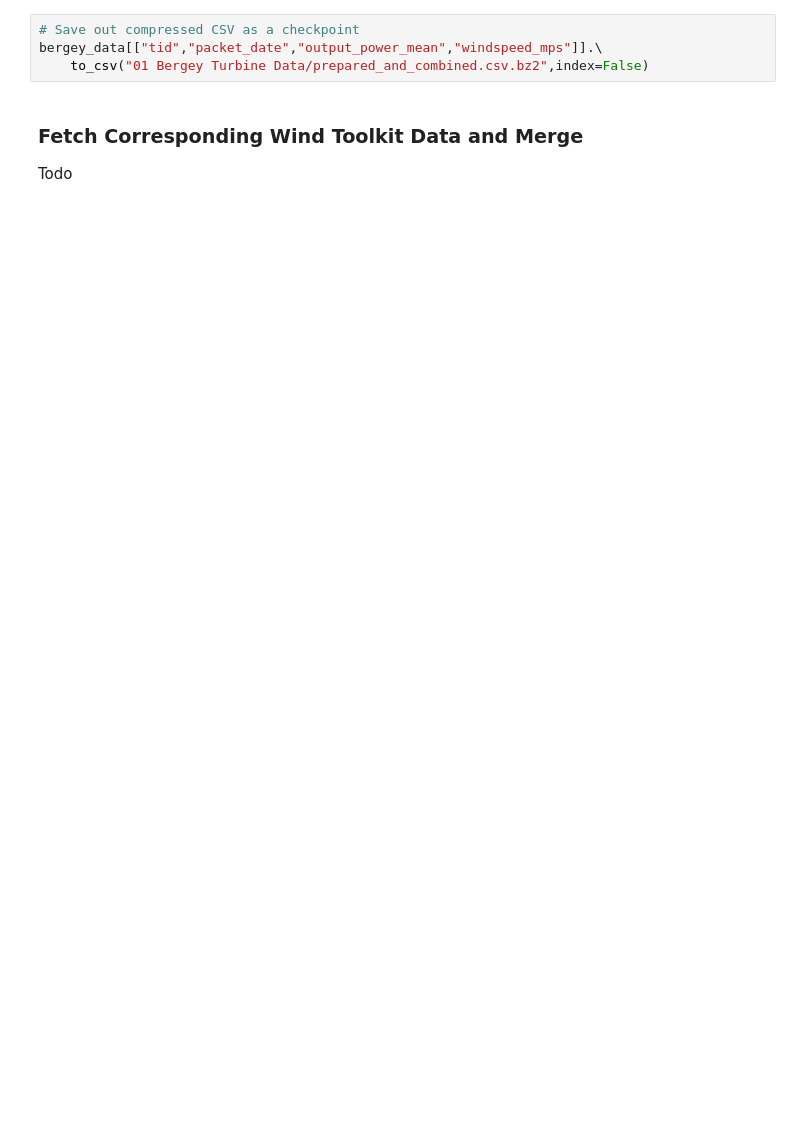
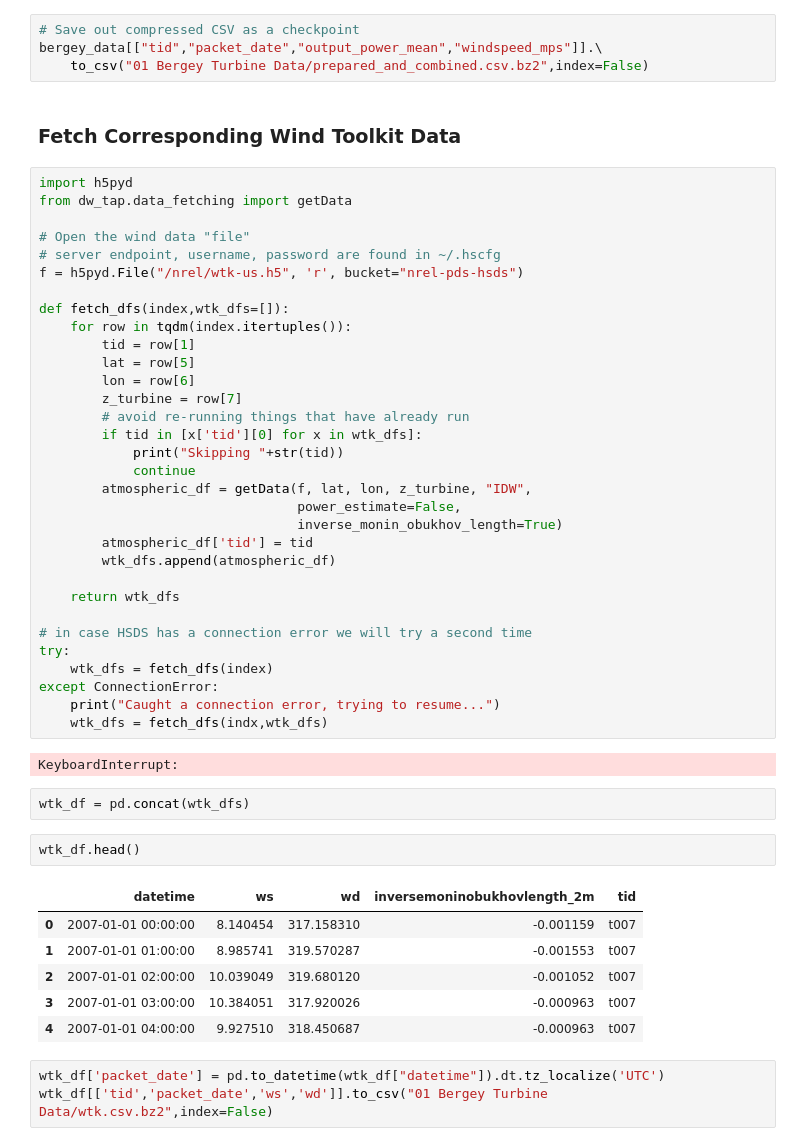
Before and after one commit to NREL/dw-tap, a Jupyter notebook: notebooks/validation/01 Read in Data Bergey.ipynb, the cells around one changed output. Drawn from its saved outputs; the diff is of its cells as text; blank space fills up the shorter version.

Commit message:
Add WTK data export for Bergey sites

```diff
--- a/notebooks/validation/01 Read in Data Bergey.ipynb
+++ b/notebooks/validation/01 Read in Data Bergey.ipynb
@@ -161,6 +153,52 @@ bergey_data.head()
 bergey_data[["tid","packet_date","output_power_mean","windspeed_mps"]].\
     to_csv("01 Bergey Turbine Data/prepared_and_combined.csv.bz2",index=False)
 # %% [markdown]
-### Fetch Corresponding Wind Toolkit Data and Merge
-
-Todo
+### Fetch Corresponding Wind Toolkit Data
+# %%
+import h5pyd
+from dw_tap.data_fetching import getData
+
+# Open the wind data "file"
+# server endpoint, username, password are found in ~/.hscfg
+f = h5pyd.File("/nrel/wtk-us.h5", 'r', bucket="nrel-pds-hsds")
+
+def fetch_dfs(index,wtk_dfs=[]):
+    for row in tqdm(index.itertuples()):
+        tid = row[1]
+        lat = row[5]
+        lon = row[6]
+        z_turbine = row[7]
+        # avoid re-running things that have already run
+        if tid in [x['tid'][0] for x in wtk_dfs]:
+            print("Skipping "+str(tid))
+            continue
+        atmospheric_df = getData(f, lat, lon, z_turbine, "IDW",
+                                 power_estimate=False,
+                                 inverse_monin_obukhov_length=True)
+        atmospheric_df['tid'] = tid
+        wtk_dfs.append(atmospheric_df)
+
+    return wtk_dfs
+
+# in case HSDS has a connection error we will try a second time
+try:
+    wtk_dfs = fetch_dfs(index)
+except ConnectionError:
+    print("Caught a connection error, trying to resume...")
+    wtk_dfs = fetch_dfs(indx,wtk_dfs)
+# %% [output]
+KeyboardInterrupt:
+# %%
+wtk_df = pd.concat(wtk_dfs)
+# %%
+wtk_df.head()
+# %% [output]
+|  | datetime | ws | wd | inversemoninobukhovlength_2m | tid |
+| 0 | 2007-01-01 00:00:00 | 8.140454 | 317.158310 | -0.001159 | t007 |
+| 1 | 2007-01-01 01:00:00 | 8.985741 | 319.570287 | -0.001553 | t007 |
+| 2 | 2007-01-01 02:00:00 | 10.039049 | 319.680120 | -0.001052 | t007 |
+| 3 | 2007-01-01 03:00:00 | 10.384051 | 317.920026 | -0.000963 | t007 |
+| 4 | 2007-01-01 04:00:00 | 9.927510 | 318.450687 | -0.000963 | t007 |
+# %%
+wtk_df['packet_date'] = pd.to_datetime(wtk_df["datetime"]).dt.tz_localize('UTC')
+wtk_df[['tid','packet_date','ws','wd']].to_csv("01 Bergey Turbine Data/wtk.csv.bz2",index=False)
```
Also changed, not shown: parts of 6 cells of this notebook, 1 other file.
